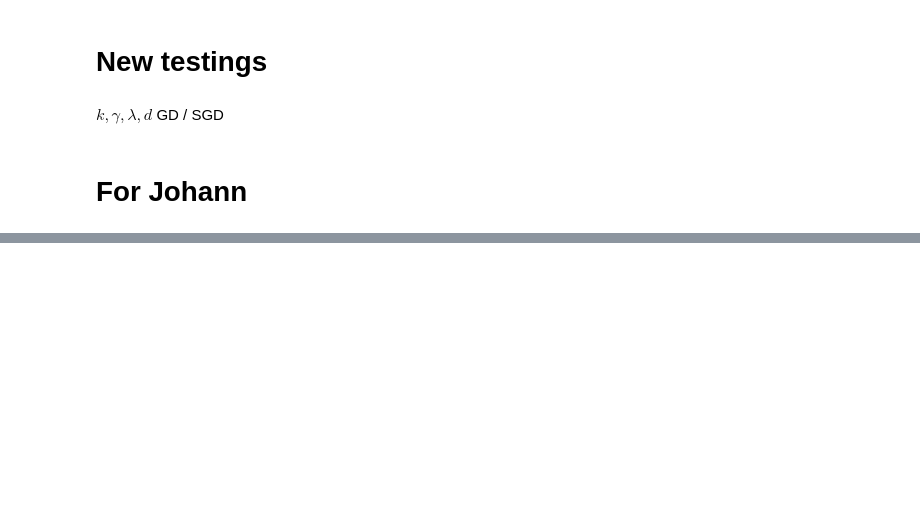
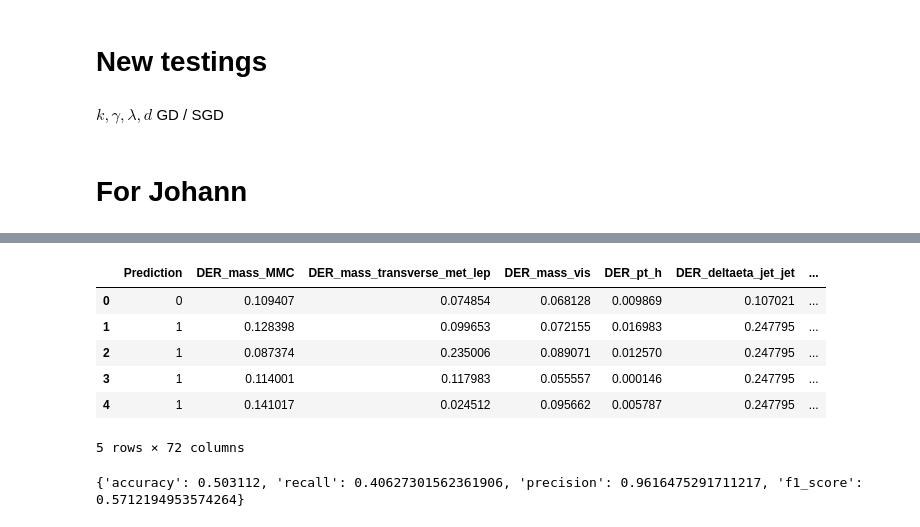
Before and after one commit to Tesa27/ML_project1, a Jupyter notebook: Implementations_v2-Copy1.ipynb, the cells around one changed output, grey strips where cells are left out. Drawn from its saved outputs; the diff is of its cells as text; code cells hidden in the pictures; blank space fills up the shorter version.

```diff
--- a/Implementations_v2-Copy1.ipynb
+++ b/Implementations_v2-Copy1.ipynb
@@ -419,8 +303,7 @@ KeyboardInterrupt:
 # %%
 def standardize(df):
     for column in df.columns:
-        if column == 'Id':
+        if column == 'Prediction' or column =='Id':
             continue
-        print(column)
         df[column] = (df[column]-df[column].min())/(df[column].max()-df[column].min())
     return df
@@ -1335,0 +937,40 @@ df.to_csv("testKKN.csv")
+# %%
+train_data, test_data = load_data()
+print(train_data.columns)
+print(train_data.shape, test_data.shape)
+train_data['Prediction'] = train_data['Prediction'].apply(lambda x: int(x=='b'))
+train_data.drop(['Id'], axis=1, inplace=True)
+test_data.drop(['Id'], axis=1, inplace=True)
+print(train_data.shape, test_data.shape)
+train_data, test_data = transform_categorical_data(train_data, test_data)
+
+print(train_data.shape, test_data.shape)
+train_data = fill_nans_with_median(train_data)
+print(train_data.shape, test_data.shape)
+
+not_categorical = lambda x: (x!='Prediction') and (x[:-1] != 'PRI_jet_num') and (x!='Constant')
+non_categorical_columns = list(filter(not_categorical, train_data.columns))
+
+### Izdvojiti sve kolone gde je min veci od nule
+positive_columns = []
+for column in non_categorical_columns:
+    if train_data[column].min() > 0 and test_data[column].min()>0:
+        positive_columns.append(column)
+
+train_data = feature_log_expansion(train_data, positive_columns)
+test_data = feature_log_expansion(test_data, positive_columns)
+
+
+train_data = standardize(train_data)
+test_data = standardize(test_data)
+train_data = feature_exp_expansion(train_data, non_categorical_columns)
+test_data = feature_exp_expansion(test_data, non_categorical_columns)
+
+train_data = standardize(train_data)
+test_data = standardize(test_data)
+
+train_data = add_constant_attribute(train_data)
+test_data = add_constant_attribute(test_data)
+
+param_columns = train_data.columns[1:]
+train_data.shape, test_data.shape
@@ -1335,0 +993,10 @@ df.to_csv("testKKN.csv")
+# %%
+train_data.head()
+# %% [output]
+|  | Prediction | DER_mass_MMC | DER_mass_transverse_met_lep | DER_mass_vis | DER_pt_h | DER_deltaeta_jet_jet | ... |
+| 0 | 0 | 0.109407 | 0.074854 | 0.068128 | 0.009869 | 0.107021 | ... |
+| 1 | 1 | 0.128398 | 0.099653 | 0.072155 | 0.016983 | 0.247795 | ... |
+| 2 | 1 | 0.087374 | 0.235006 | 0.089071 | 0.012570 | 0.247795 | ... |
+| 3 | 1 | 0.114001 | 0.117983 | 0.055557 | 0.000146 | 0.247795 | ... |
+| 4 | 1 | 0.141017 | 0.024512 | 0.095662 | 0.005787 | 0.247795 | ... |
+5 rows × 72 columns
@@ -1335,0 +1038,4 @@ df.to_csv("testKKN.csv")
+# %%
+print(evaluation_test)
+# %% [output]
+{'accuracy': 0.503112, 'recall': 0.40627301562361906, 'precision': 0.9616475291711217, 'f1_score': 0.5712194953574264}
```
Also changed, not shown: parts of 89 cells of this notebook.
